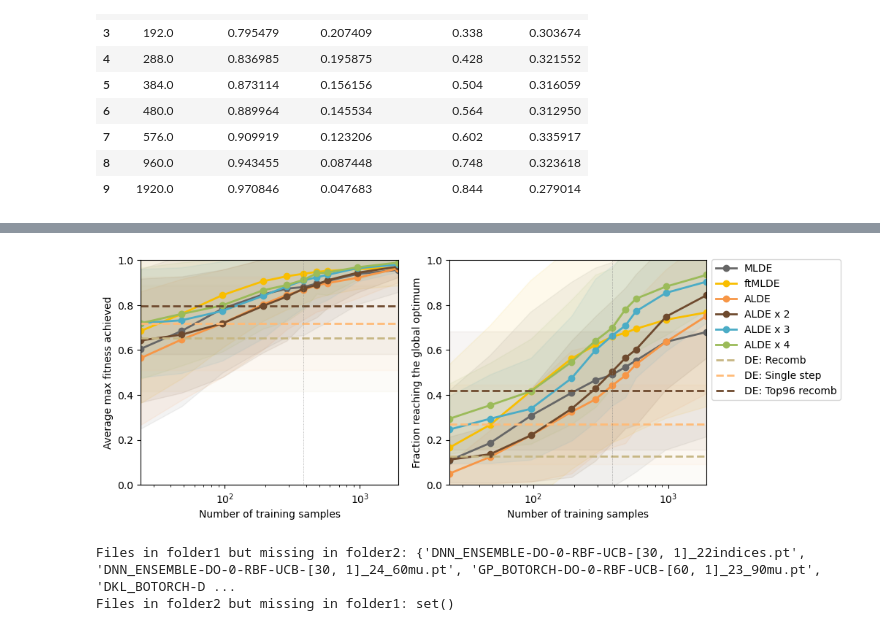
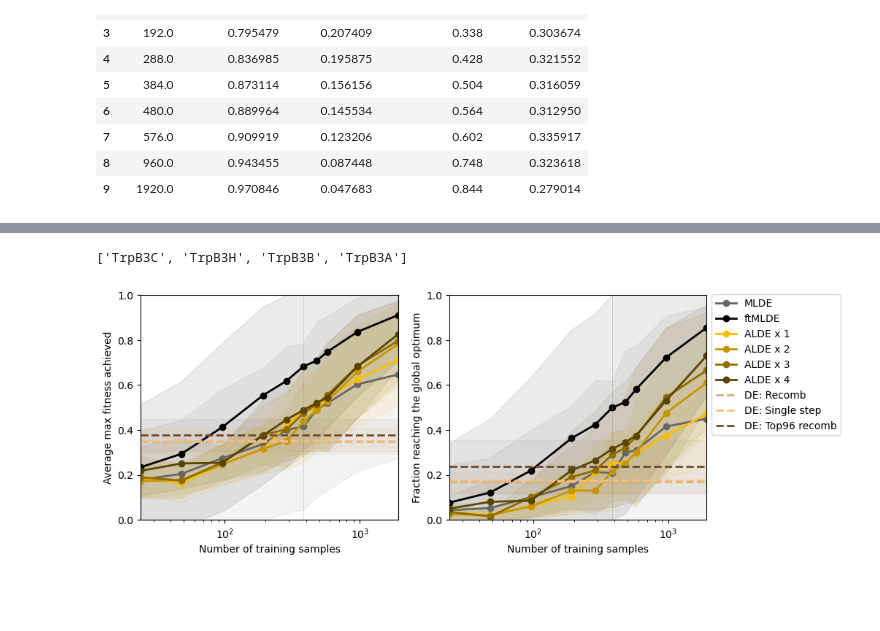
Before and after one commit to fhalab/SSMuLA, a Jupyter notebook: sandbox/fig_cleanup/fig2a.ipynb, the cells around one changed output, grey strips where cells are left out. Saved outputs shown, nothing was run; the diff lists cells and outputs as text; code cells hidden in the pictures; blank space fills up the shorter version.

Commit message:
clean up alde df processing

```diff
--- a/sandbox/fig_cleanup/fig2a.ipynb
+++ b/sandbox/fig_cleanup/fig2a.ipynb
@@ -336,0 +356,10 @@ alde_df_2x
+# %%
+PRESENTATION_PALETTE_SATURATE["yellow2"] = "#d4a300"
+PRESENTATION_PALETTE_SATURATE["yellow3"] = "#af8800"
+PRESENTATION_PALETTE_SATURATE["yellow4"] = "#8a6d00"
+# %%
+PRESENTATION_PALETTE_SATURATE["yellow5"] = "#c69600"
+PRESENTATION_PALETTE_SATURATE["yellow6"] = "#8f6c00"
+PRESENTATION_PALETTE_SATURATE["yellow7"] = "#594400"
+# %%
+PRESENTATION_PALETTE_SATURATE["black"] = "#000000"
@@ -336,0 +455,4 @@ alde_df_2x
+# %%
+non_active_libs
+# %% [output]
+['TrpB3C', 'TrpB3H', 'TrpB3B', 'TrpB3A']
@@ -337,10 +537,14 @@ alde_df_2x
+# %%
+for eq_n in [1, 2, 3, 4]:
+
+    avg_mlde_nonactive_df_dict[f"ALDE x {eq_n}"] = aggregate_alde_df(eq_n, non_active_libs)
 # %%
 # for avg cross number of samples
 n_top = 96
 n_corr = 384
 
 fig, axes = plt.subplots(1, 2, figsize=(10, 4))
-mlde_color_list = ["gray", "yellow", "orange", "brown", "blue", "green"]
+mlde_color_list = ["gray", "black", "yellow", "yellow5", "yellow6", "yellow7"]
 
 for ax, mlde_metric, de_metric, y_label in zip(
     axes,
@@ -349,8 +553,8 @@ for ax, mlde_metric, de_metric, y_label in zip(
     ["Average max fitness achieved", "Fraction reaching the global optimum"],
 ):
 
-    for i, (mlde_opts) in enumerate(["MLDE", "Average ftMLDE", "ALDE", "ALDE x 2", "ALDE x 3", "ALDE x 4"]):
-        mlde_df = avg_mlde_df_dict[mlde_opts]
+    for i, (mlde_opts) in enumerate(["MLDE", "Average ftMLDE", "ALDE x 1", "ALDE x 2", "ALDE x 3", "ALDE x 4"]):
+        mlde_df = avg_mlde_nonactive_df_dict[mlde_opts]
         # if i == 0:
         #     label_app = "Vanilla "
         # else:
@@ -378,7 +582,7 @@ for ax, mlde_metric, de_metric, y_label in zip(
 
     for de in DE_TYPES:
         ax.axhline(
-            de_avg.loc[de, f"{de_metric}_mean"],
+            de_non_active_avg.loc[de, f"{de_metric}_mean"],
             label=f"DE: {DE_LEGEND_MAP[de]}",
             color=DE_COLORS[de],
             linestyle="dashed",
@@ -386,33 +590,33 @@ for ax, mlde_metric, de_metric, y_label in zip(
         )
         ax.fill_between(
             N_SAMPLE_LIST,
-            de_avg.loc[de, f"{de_metric}_mean"] - de_avg.loc[de, f"{de_metric}_std"],
-            de_avg.loc[de, f"{de_metric}_mean"] + de_avg.loc[de, f"{de_metric}_std"],
+            de_non_active_avg.loc[de, f"{de_metric}_mean"] - de_non_active_avg.loc[de, f"{de_metric}_std"],
+            de_non_active_avg.loc[de, f"{de_metric}_mean"] + de_non_active_avg.loc[de, f"{de_metric}_std"],
             color=DE_COLORS[de],
             alpha=0.05,
         )
 
     # add vline
     ax.axvline(
         n_corr,
         color="gray",
         linewidth=0.5,
         linestyle="dotted"
     )
 
     ax.set_xlim(N_SAMPLE_LIST[0], N_SAMPLE_LIST[-1])
     ax.set_ylim(0, 1.0)
 
     ax.set_xscale("log")
     ax.set_xlabel("Number of training samples")
     ax.set_ylabel(y_label)
 
 
     if ax == axes[1]:
         ax.legend(loc="upper left", bbox_to_anchor=(1, 1.025))
 
 # fig.suptitle(
 #     "(ft)MLDE vs DE Performance Across 10 Landscapes", fontsize=12, fontweight="bold", y=0.95
 # )
 # %% [output]
-[figure, old version]
+[figure, new version]
@@ -424,15 +622,0 @@ folder2_path = '/disk2/fli/alde4ssmula/results/4eq_30/ParD3/onehot'
-# %%
-# Get the list of files in each folder
-files_in_folder1 = set(os.listdir(folder1_path))
-files_in_folder2 = set(os.listdir(folder2_path))
-
-# Determine which files are missing in each folder
-missing_in_folder2 = files_in_folder1.difference(files_in_folder2)
-missing_in_folder1 = files_in_folder2.difference(files_in_folder1)
-
-# Output the results
-print("Files in folder1 but missing in folder2:", missing_in_folder2)
-print("Files in folder2 but missing in folder1:", missing_in_folder1)
-# %% [output]
-Files in folder1 but missing in folder2: {'DNN_ENSEMBLE-DO-0-RBF-UCB-[30, 1]_22indices.pt', 'DNN_ENSEMBLE-DO-0-RBF-UCB-[30, 1]_24_60mu.pt', 'GP_BOTORCH-DO-0-RBF-UCB-[60, 1]_23_90mu.pt', 'DKL_BOTORCH-D ...
-Files in folder2 but missing in folder1: set()
```
Also changed, not shown: parts of 14 cells of this notebook.
